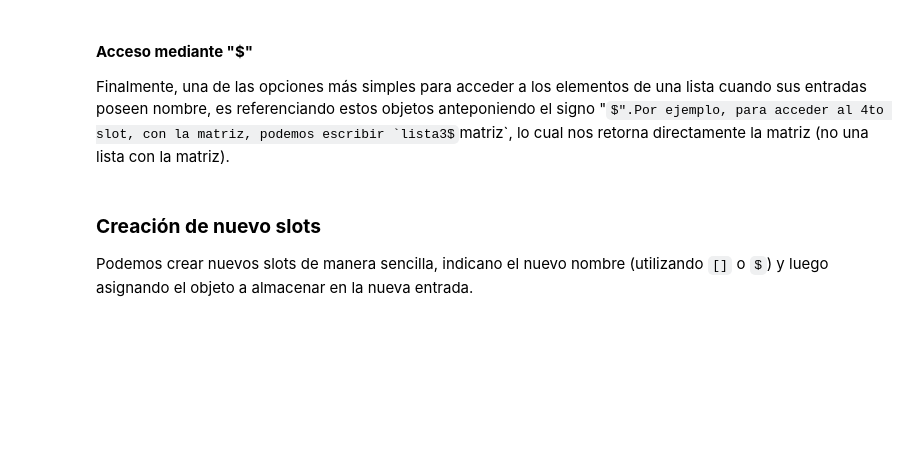
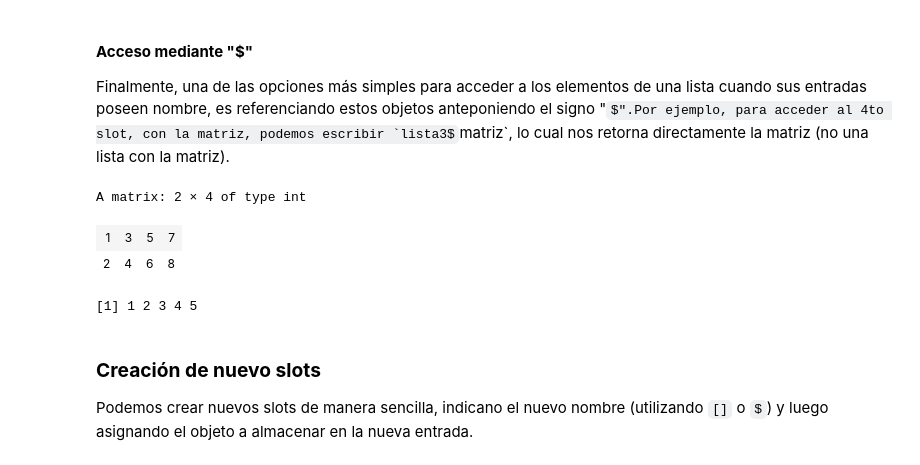
Before and after one commit to rodrigo-coco-espinoza/Introduccion_a_ciencia_de_datos_R_v2, a Jupyter notebook: Ayudantías/A1/A1_02_listas_y_dataframes_desarrollo.ipynb, the cells around one changed output. Saved outputs shown, nothing was run; the diff lists cells and outputs as text; code cells hidden in the pictures; some formulas as TeX source; blank space fills up the shorter version.

```diff
--- a/Ayudantías/A1/A1_02_listas_y_dataframes_desarrollo.ipynb
+++ b/Ayudantías/A1/A1_02_listas_y_dataframes_desarrollo.ipynb
@@ -46,2 +30,19 @@ List of 5
+# %%
+
+lista <- list(
+vector_num =  1:10,
+vector_chr = LETTERS[1:10],
+matriz = matrix(1:8, 2,4),
+sublista = list( x1 = 1:5,
+                 x2 = letters[1:4])
+)
+
+#lista <- list(
+# 1:10,
+# LETTERS[1:10],
+## matrix(1:8, 2,4),
+# list( x1 = 1:5,
+#                 x2 = letters[1:4])
+#)
 # %%
 # Obtenemos la clase del objeto
@@ -178,6 +99,14 @@ Cuando una lista posee nombres, podemos acceder a sus elementos referenciando su
 Finalmente, una de las opciones más simples para acceder a los elementos de una lista cuando sus entradas poseen nombre, es referenciando estos objetos anteponiendo el signo "$".Por ejemplo, para acceder al 4to slot, con la matriz, podemos escribir `lista3$matriz`, lo cual nos retorna directamente la matriz (no una lista con la matriz).
 # %%
 # Ejemplo con lista
+
+lista$matriz
+lista$sublista$x1
+# %% [output]
+A matrix: 2 × 4 of type int
+| 1 | 3 | 5 | 7 |
+| 2 | 4 | 6 | 8 |
+[1] 1 2 3 4 5
 # %% [markdown]
 ### **Creación de nuevo slots**
 
```
Also changed, not shown: parts of 28 cells of this notebook.
